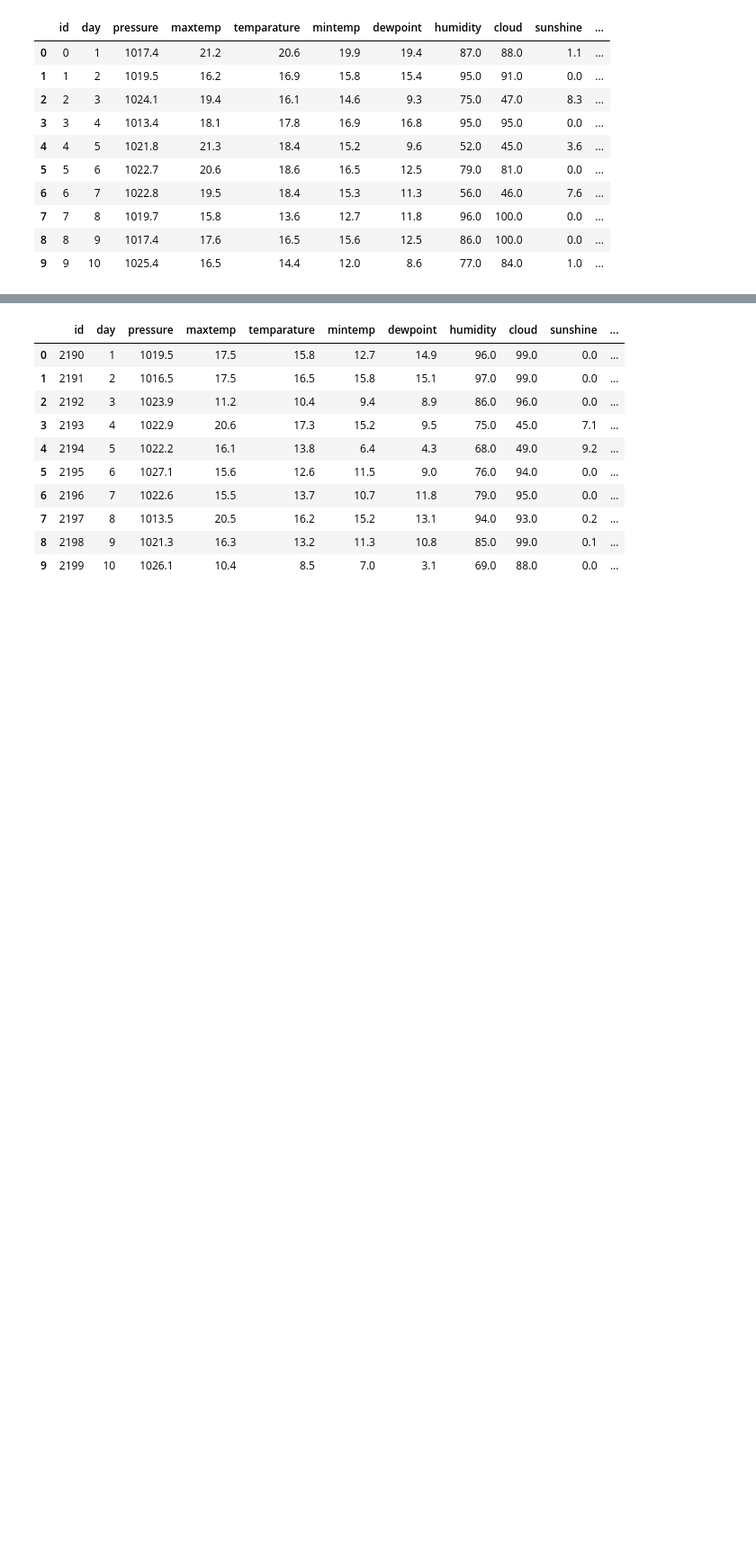
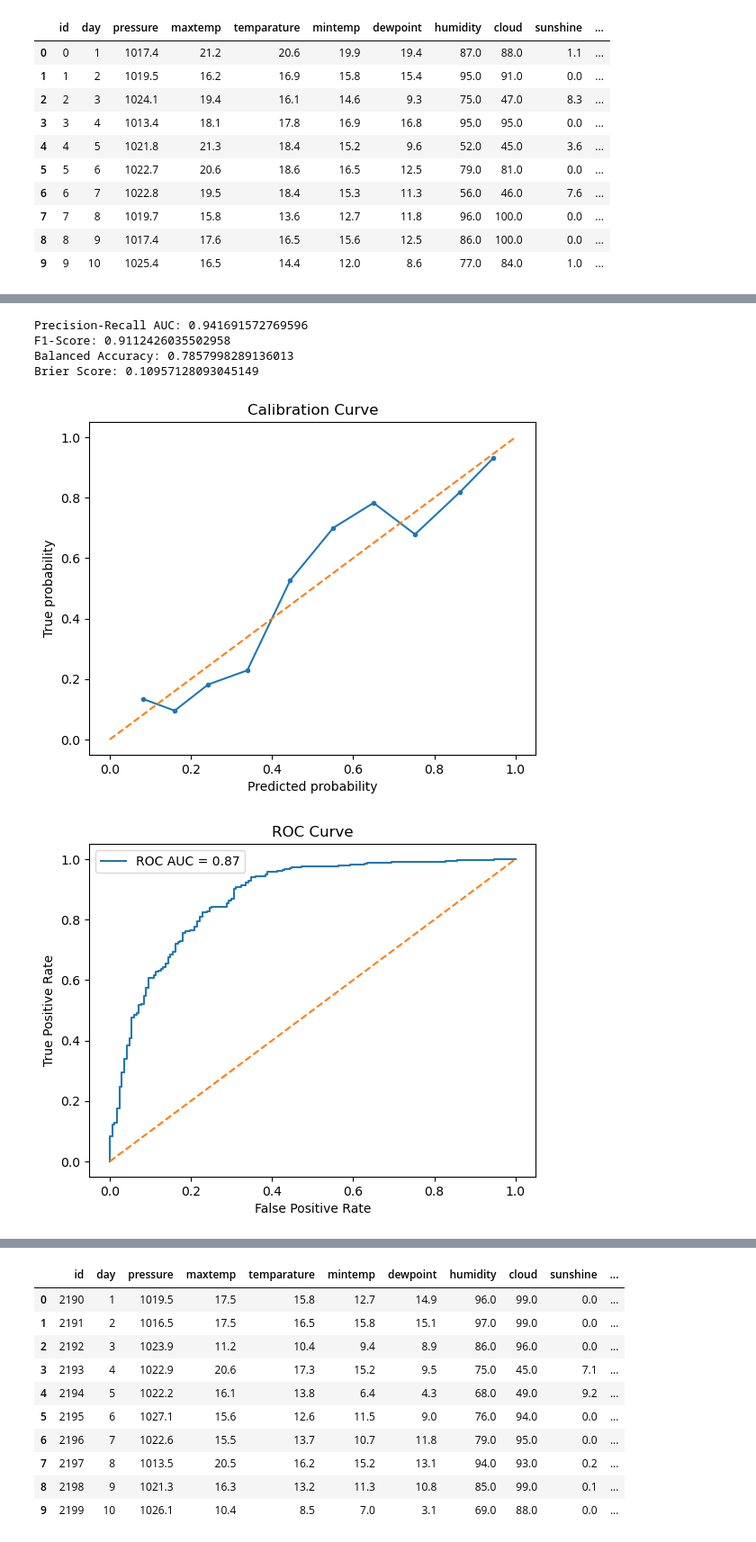
Before and after one commit to Seryabiz/PHASE_5_CAPSTONE_PROJECT, a Jupyter notebook: Notebooks/John Eric.ipynb, the cells around one changed output, grey strips where cells are left out. Shown at 90% size. Drawn from its saved outputs; the diff is of its cells as text; code cells hidden in the pictures; blank space fills up the shorter version.

Commit message:
Train ROC fine tuning

```diff
--- a/Notebooks/John Eric.ipynb
+++ b/Notebooks/John Eric.ipynb
@@ -69,0 +152,6 @@ df_train.head(10)
+# %%
+X = df_train.drop(columns = ['id','rainfall'])
+y = df_train['rainfall']
+# %%
+from sklearn.model_selection import train_test_split
+X_train,X_test,y_train,y_test = train_test_split(X,y,random_state = 42, test_size = 0.3)
@@ -69,0 +207,53 @@ df_train.head(10)
+# %%
+from xgboost import XGBClassifier
+from sklearn.pipeline import Pipeline
+from sklearn.preprocessing import StandardScaler
+from sklearn.metrics import roc_auc_score, roc_curve, auc, precision_recall_curve, f1_score, balanced_accuracy_score, brier_score_loss
+from sklearn.calibration import calibration_curve
+import matplotlib.pyplot as plt
+
+# Assuming best_pipe, y_test, and y_pred_proba are defined from previous steps
+
+y_pred = best_pipe.predict(X_test)
+
+precision, recall, _ = precision_recall_curve(y_test, y_pred_proba)
+pr_auc = auc(recall, precision)
+print("Precision-Recall AUC:", pr_auc)
+
+f1 = f1_score(y_test, y_pred)
+print("F1-Score:", f1)
+
+balanced_acc = balanced_accuracy_score(y_test, y_pred)
+print("Balanced Accuracy:", balanced_acc)
+
+prob_true, prob_pred = calibration_curve(y_test, y_pred_proba, n_bins=10)
+brier = brier_score_loss(y_test, y_pred_proba)
+print(f"Brier Score: {brier}")
+
+plt.plot(prob_pred, prob_true, marker='.')
+plt.plot([0,1],[0,1], linestyle='--')
+plt.xlabel('Predicted probability')
+plt.ylabel('True probability')
+plt.title('Calibration Curve')
+plt.show()
+
+plt.plot(fpr, tpr, label=f'ROC AUC = {auc_score:.2f}')
+plt.plot([0, 1], [0, 1], linestyle='--')
+plt.xlabel('False Positive Rate')
+plt.ylabel('True Positive Rate')
+plt.title('ROC Curve')
+plt.legend()
+plt.show()
+
+plt.plot(recall, precision, marker='.')
+plt.xlabel('Recall')
+plt.ylabel('Precision')
+plt.title('Precision-Recall Curve')
+plt.show()
+# %% [output]
+Precision-Recall AUC: 0.941691572769596
+F1-Score: 0.9112426035502958
+Balanced Accuracy: 0.7857998289136013
+Brier Score: 0.10957128093045149
+[figure, added]
+[figure, added]
```
Also changed, not shown: parts of 8 cells of this notebook.
